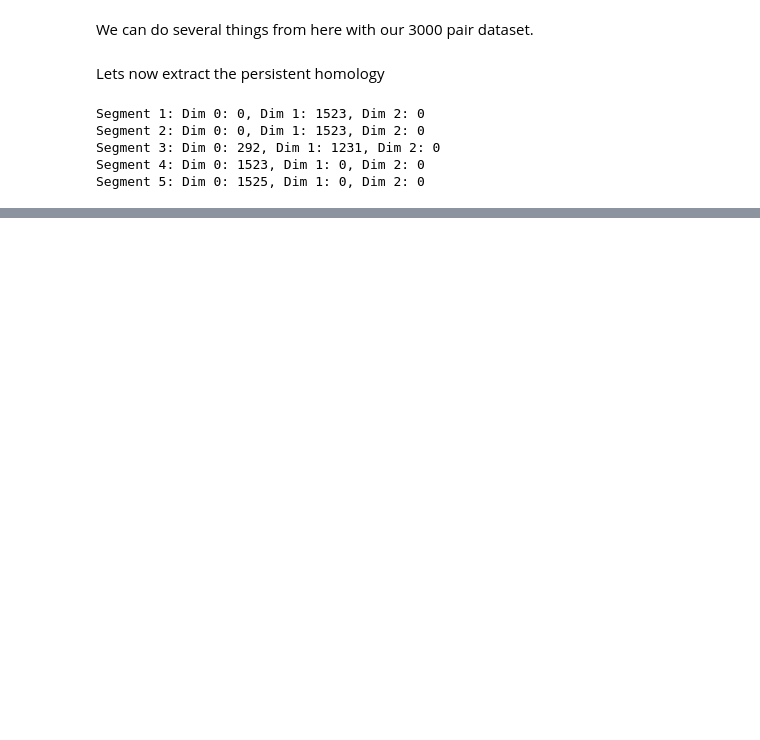
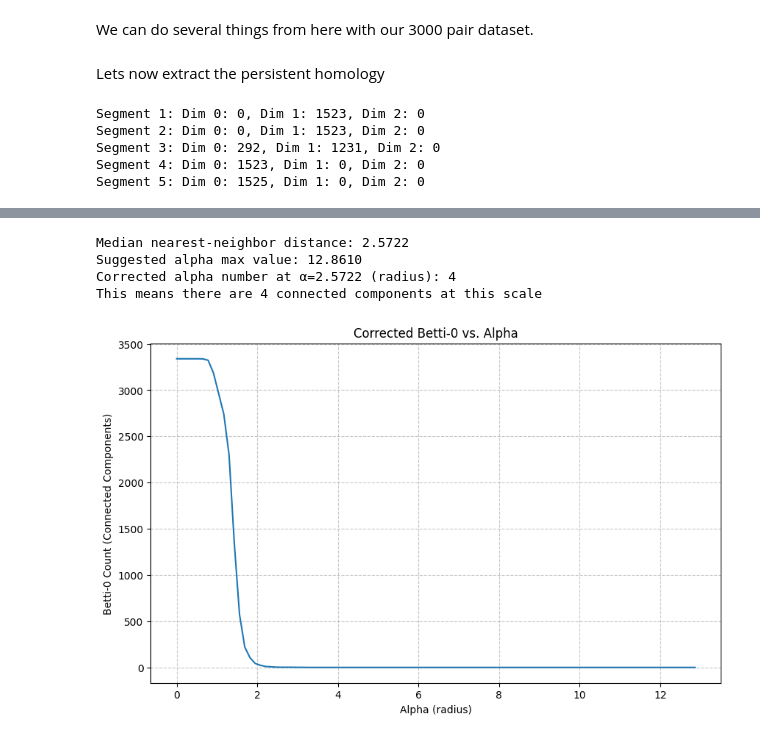
Before and after one commit to devtcu/Topological-Data-Analysis, a Jupyter notebook: syncitia/persistence.ipynb, the cells around one changed output, grey strips where cells are left out. Saved outputs shown, nothing was run; the diff lists cells and outputs as text; code cells hidden in the pictures; blank space fills up the shorter version.

```diff
--- a/syncitia/persistence.ipynb
+++ b/syncitia/persistence.ipynb
@@ -58,0 +109,74 @@ print(pd_0)
+# %%
+# Let's calculate nearest-neighbor distances to choose appropriate alpha values
+nn_distances = []
+for i in range(len(coordinates)):
+    dists = distances[i]
+    dists = dists[dists > 0]  # Remove self-distance
+    if len(dists) > 0:
+        nn_distances.append(np.min(dists))
+
+median_nn_dist = np.median(nn_distances)
+print(f"Median nearest-neighbor distance: {median_nn_dist:.4f}")
+
+# Calculate reasonable alpha thresholds based on the data scale
+alpha_max = median_nn_dist * 5  # 5x median nearest-neighbor distance, so that we can explore scales well beyond this typical distance
+print(f"Suggested alpha max value: {alpha_max:.4f}")
+
+# Corrected alpha number calculation at median nearest-neighbor dist
+reasonable_alpha = median_nn_dist
+alpha_squared = reasonable_alpha**2  # Convert to squared radius for GUDHI
+
+#condition: born before or at alpha AND hasn't died yet
+correct_alpha_num = sum(1 for birth, death in pd_0 if
+                birth <= alpha_squared and
+                (death > alpha_squared or death == float('inf')))
+
+print(f"Corrected alpha number at α={reasonable_alpha:.4f} (radius): {correct_alpha_num}")
+print(f"This means there are {correct_alpha_num} connected components at this scale")
+
+# Calculate corrected Betti-0 curve
+alpha_range = np.linspace(0, alpha_max, 100)
+alpha_range_squared = alpha_range**2  # Convert to squared radius for GUDHI
+
+# Correct calculation for each alpha value
+corrected_betti0 = [sum(1 for birth, death in pd_0 if
+                    birth <= a_sq and
+                    (death > a_sq or death == float('inf')))
+                    for a_sq in alpha_range_squared]
+
+plt.figure(figsize=(10, 6))
+plt.plot(alpha_range, corrected_betti0)
+plt.grid(True, linestyle='--', alpha=0.7)
+plt.xlabel('Alpha (radius)')
+plt.ylabel('Betti-0 Count (Connected Components)')
+plt.title('Corrected Betti-0 vs. Alpha')
+plt.savefig('betti_curve_corrected.png')
+plt.show()
+
+# Analyze the curve to find interesting alpha values
+max_components = max(corrected_betti0)
+half_components_idx = np.argmax(np.array(corrected_betti0) <= max_components / 2)
+half_components_alpha = alpha_range[half_components_idx]
+
+single_component_idx = np.argmax(np.array(corrected_betti0) == 1)
+single_component_alpha = alpha_range[single_component_idx]
+
+print(f"Maximum number of connected components: {max_components}")
+print(f"Alpha at half max components: {half_components_alpha:.4f}")
+print(f"Alpha at single connected component: {single_component_alpha:.4f}")
+
+# Create a detailed report of the alpha numbers
+detailed_alphas = [0.1, 0.5, 1.0, 2.0, 5.0, 10.0, 20.0]
+print("\nDetailed alpha number report:")
+for a in detailed_alphas:
+    a_squared = a**2
+    comp_count = sum(1 for birth, death in pd_0 if
+                    birth <= a_squared and
+                    (death > a_squared or death == float('inf')))
+    print(f"Alpha = {a:.1f}: {comp_count} connected components")
+# %% [output]
+Median nearest-neighbor distance: 2.5722
+Suggested alpha max value: 12.8610
+Corrected alpha number at α=2.5722 (radius): 4
+This means there are 4 connected components at this scale
+[figure, added]
```
Also changed, not shown: parts of 24 cells of this notebook, 11 other files.
